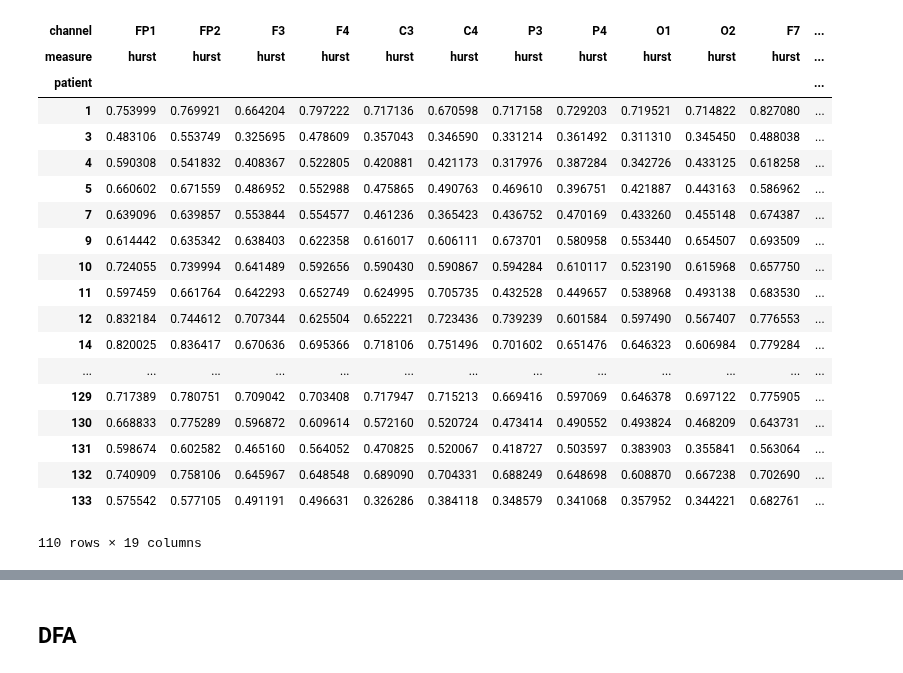
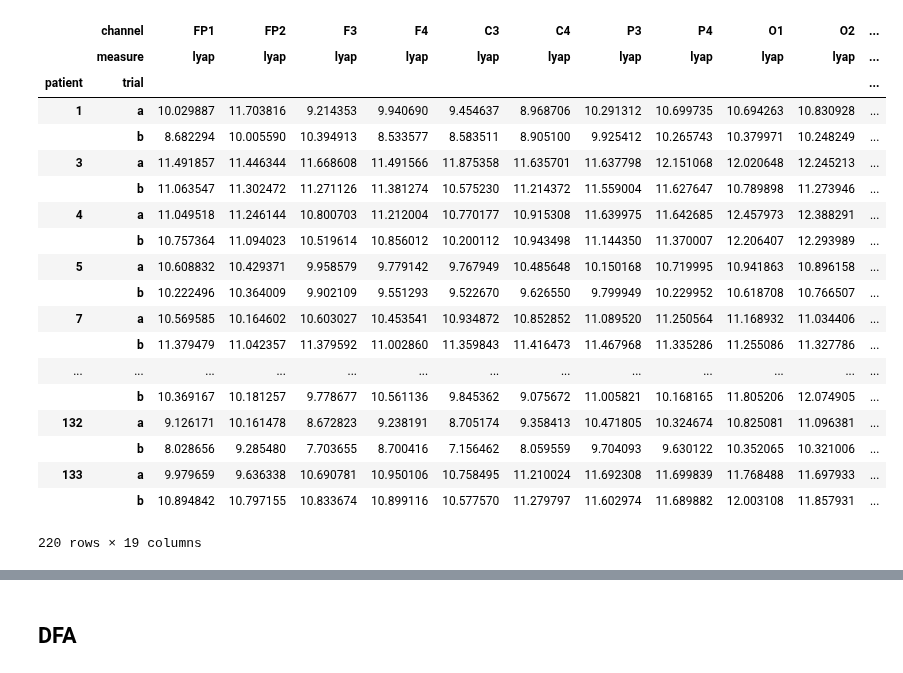
Before and after one commit to mirgee/thesis_project, a Jupyter notebook: notebooks/04a-classification-dep.ipynb, the cells around one changed output, grey strips where cells are left out. Cells and saved outputs as stored; diff of their text form; code cells hidden in the pictures.

```diff
--- a/notebooks/04a-classification-dep.ipynb
+++ b/notebooks/04a-classification-dep.ipynb
@@ -79,9 +80,9 @@ Ready.
 266 rows × 12 columns
 # %%
 def f(row, col):
-    if row[col] <= 10:
+    if row[col] <= 16:
         return -1
-    if row[col] <= 30:
+    if row[col] <= 28:
         return 0
     else:
         return 1
@@ -126,45 +127,58 @@ Name: dep_aft, dtype: int64
 Name: resp, dtype: int64
 # %%
 def prepare_dfs(col='lyap', kind='processed'):
-    df = pd.read_pickle(os.path.join(LABELED_ROOT, kind, col, f'training_{col}.pkl')).dropna()
-    df_bef = pd.read_pickle(os.path.join(LABELED_ROOT, kind, col, f'{col}_bef.pkl')).dropna()
-    df_aft = pd.read_pickle(os.path.join(LABELED_ROOT, kind, col, f'{col}_aft.pkl')).dropna()
+    bands = {'delta', 'theta', 'alpha', 'beta', 'gamma'}
+    band = None
+    if col in bands:
+        band = col
+        col = 'ampl'
+    df = pd.read_pickle(os.path.join(LABELED_ROOT, kind, col, f'training_{col}.pkl'))
+    df_bef = pd.read_pickle(os.path.join(LABELED_ROOT, kind, col, f'{col}_bef.pkl'))
+    df_aft = pd.read_pickle(os.path.join(LABELED_ROOT, kind, col, f'{col}_aft.pkl'))
+    if band is not None:
+        df = df.loc[:, (slice(None), band)]
+        df_bef = df_bef.loc[:, (slice(None), band)]
+        df_aft = df_aft.loc[:, (slice(None), band)]
     return df, df_bef, df_aft
 
 def prepare_resp_non(col='lyap'):
     df, df_bef, df_aft = prepare_dfs(col)
-    return df[df['change'] >= df.quantile(0.66)['change']], df[df['change'] <= df.quantile(0.33)['change']]
+    df = df.drop(metapkl.columns, axis=1, errors='ignore')
+    df.columns = df.columns.droplevel(1)
+    df = df.join(metapkl)
+    return df[df['dep'] == 1], df[df['dep'] == -1]
 
 def prepare_dep_non(col='lyap'):
     df, df_bef, df_aft = prepare_dfs(col)
     df = df.drop(metapkl.columns, axis=1, errors='ignore')
+    df.columns = df.columns.droplevel(1)
     df = df.join(metapkl)
     return df[df['dep'] == 1], df[df['dep'] == -1]
 
-col = 'hurst'
+col = 'lyap'
 df, df_bef, df_aft = prepare_dfs(col)
-df_dep, df_nond = prepare_dep_non(col)
-df_dep # There are only 3 patients who were not cured - not enough data
-df_bef
+df_dep, df_nond =  prepare_dep_non(col)
+df_resp, df_non = prepare_resp_non(col)
+df
 # %% [output]
-| channel | FP1 | FP2 | F3 | F4 | C3 | C4 | P3 | P4 | O1 | O2 | F7 | ... |
-| measure | hurst | hurst | hurst | hurst | hurst | hurst | hurst | hurst | hurst | hurst | hurst | ... |
-| patient |  |  |  |  |  |  |  |  |  |  |  | ... |
-| 1 | 0.753999 | 0.769921 | 0.664204 | 0.797222 | 0.717136 | 0.670598 | 0.717158 | 0.729203 | 0.719521 | 0.714822 | 0.827080 | ... |
-| 3 | 0.483106 | 0.553749 | 0.325695 | 0.478609 | 0.357043 | 0.346590 | 0.331214 | 0.361492 | 0.311310 | 0.345450 | 0.488038 | ... |
-| 4 | 0.590308 | 0.541832 | 0.408367 | 0.522805 | 0.420881 | 0.421173 | 0.317976 | 0.387284 | 0.342726 | 0.433125 | 0.618258 | ... |
-| 5 | 0.660602 | 0.671559 | 0.486952 | 0.552988 | 0.475865 | 0.490763 | 0.469610 | 0.396751 | 0.421887 | 0.443163 | 0.586962 | ... |
-| 7 | 0.639096 | 0.639857 | 0.553844 | 0.554577 | 0.461236 | 0.365423 | 0.436752 | 0.470169 | 0.433260 | 0.455148 | 0.674387 | ... |
-| 9 | 0.614442 | 0.635342 | 0.638403 | 0.622358 | 0.616017 | 0.606111 | 0.673701 | 0.580958 | 0.553440 | 0.654507 | 0.693509 | ... |
-| 10 | 0.724055 | 0.739994 | 0.641489 | 0.592656 | 0.590430 | 0.590867 | 0.594284 | 0.610117 | 0.523190 | 0.615968 | 0.657750 | ... |
-| 11 | 0.597459 | 0.661764 | 0.642293 | 0.652749 | 0.624995 | 0.705735 | 0.432528 | 0.449657 | 0.538968 | 0.493138 | 0.683530 | ... |
-| 12 | 0.832184 | 0.744612 | 0.707344 | 0.625504 | 0.652221 | 0.723436 | 0.739239 | 0.601584 | 0.597490 | 0.567407 | 0.776553 | ... |
-| 14 | 0.820025 | 0.836417 | 0.670636 | 0.695366 | 0.718106 | 0.751496 | 0.701602 | 0.651476 | 0.646323 | 0.606984 | 0.779284 | ... |
+|  | channel | FP1 | FP2 | F3 | F4 | C3 | C4 | P3 | P4 | O1 | O2 | ... |
+|  | measure | lyap | lyap | lyap | lyap | lyap | lyap | lyap | lyap | lyap | lyap | ... |
+| patient | trial |  |  |  |  |  |  |  |  |  |  | ... |
+| 1 | a | 10.029887 | 11.703816 | 9.214353 | 9.940690 | 9.454637 | 8.968706 | 10.291312 | 10.699735 | 10.694263 | 10.830928 | ... |
+|  | b | 8.682294 | 10.005590 | 10.394913 | 8.533577 | 8.583511 | 8.905100 | 9.925412 | 10.265743 | 10.379971 | 10.248249 | ... |
+| 3 | a | 11.491857 | 11.446344 | 11.668608 | 11.491566 | 11.875358 | 11.635701 | 11.637798 | 12.151068 | 12.020648 | 12.245213 | ... |
+|  | b | 11.063547 | 11.302472 | 11.271126 | 11.381274 | 10.575230 | 11.214372 | 11.559004 | 11.627647 | 10.789898 | 11.273946 | ... |
+| 4 | a | 11.049518 | 11.246144 | 10.800703 | 11.212004 | 10.770177 | 10.915308 | 11.639975 | 11.642685 | 12.457973 | 12.388291 | ... |
+|  | b | 10.757364 | 11.094023 | 10.519614 | 10.856012 | 10.200112 | 10.943498 | 11.144350 | 11.370007 | 12.206407 | 12.293989 | ... |
+| 5 | a | 10.608832 | 10.429371 | 9.958579 | 9.779142 | 9.767949 | 10.485648 | 10.150168 | 10.719995 | 10.941863 | 10.896158 | ... |
+|  | b | 10.222496 | 10.364009 | 9.902109 | 9.551293 | 9.522670 | 9.626550 | 9.799949 | 10.229952 | 10.618708 | 10.766507 | ... |
+| 7 | a | 10.569585 | 10.164602 | 10.603027 | 10.453541 | 10.934872 | 10.852852 | 11.089520 | 11.250564 | 11.168932 | 11.034406 | ... |
+|  | b | 11.379479 | 11.042357 | 11.379592 | 11.002860 | 11.359843 | 11.416473 | 11.467968 | 11.335286 | 11.255086 | 11.327786 | ... |
 | ... | ... | ... | ... | ... | ... | ... | ... | ... | ... | ... | ... | ... |
-| 129 | 0.717389 | 0.780751 | 0.709042 | 0.703408 | 0.717947 | 0.715213 | 0.669416 | 0.597069 | 0.646378 | 0.697122 | 0.775905 | ... |
-| 130 | 0.668833 | 0.775289 | 0.596872 | 0.609614 | 0.572160 | 0.520724 | 0.473414 | 0.490552 | 0.493824 | 0.468209 | 0.643731 | ... |
-| 131 | 0.598674 | 0.602582 | 0.465160 | 0.564052 | 0.470825 | 0.520067 | 0.418727 | 0.503597 | 0.383903 | 0.355841 | 0.563064 | ... |
-| 132 | 0.740909 | 0.758106 | 0.645967 | 0.648548 | 0.689090 | 0.704331 | 0.688249 | 0.648698 | 0.608870 | 0.667238 | 0.702690 | ... |
-| 133 | 0.575542 | 0.577105 | 0.491191 | 0.496631 | 0.326286 | 0.384118 | 0.348579 | 0.341068 | 0.357952 | 0.344221 | 0.682761 | ... |
+|  | b | 10.369167 | 10.181257 | 9.778677 | 10.561136 | 9.845362 | 9.075672 | 11.005821 | 10.168165 | 11.805206 | 12.074905 | ... |
+| 132 | a | 9.126171 | 10.161478 | 8.672823 | 9.238191 | 8.705174 | 9.358413 | 10.471805 | 10.324674 | 10.825081 | 11.096381 | ... |
+|  | b | 8.028656 | 9.285480 | 7.703655 | 8.700416 | 7.156462 | 8.059559 | 9.704093 | 9.630122 | 10.352065 | 10.321006 | ... |
+| 133 | a | 9.979659 | 9.636338 | 10.690781 | 10.950106 | 10.758495 | 11.210024 | 11.692308 | 11.699839 | 11.768488 | 11.697933 | ... |
+|  | b | 10.894842 | 10.797155 | 10.833674 | 10.899116 | 10.577570 | 11.279797 | 11.602974 | 11.689882 | 12.003108 | 11.857931 | ... |
-110 rows × 19 columns
+220 rows × 19 columns
 # %%
```
Also changed, not shown: parts of 52 cells of this notebook, 4 other files.
